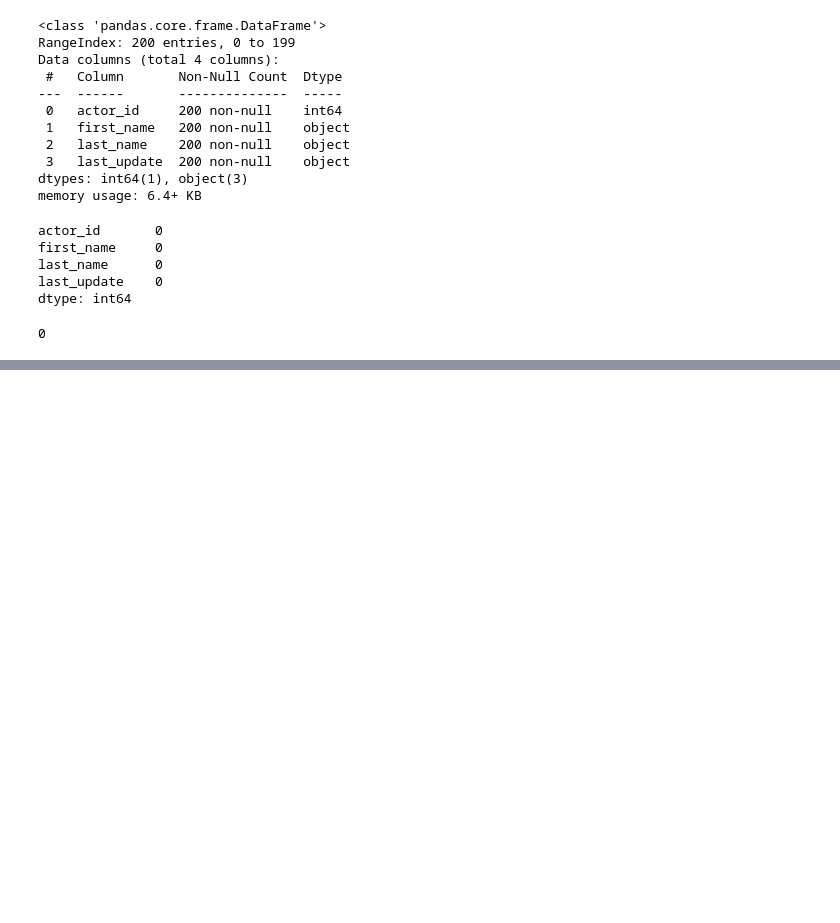
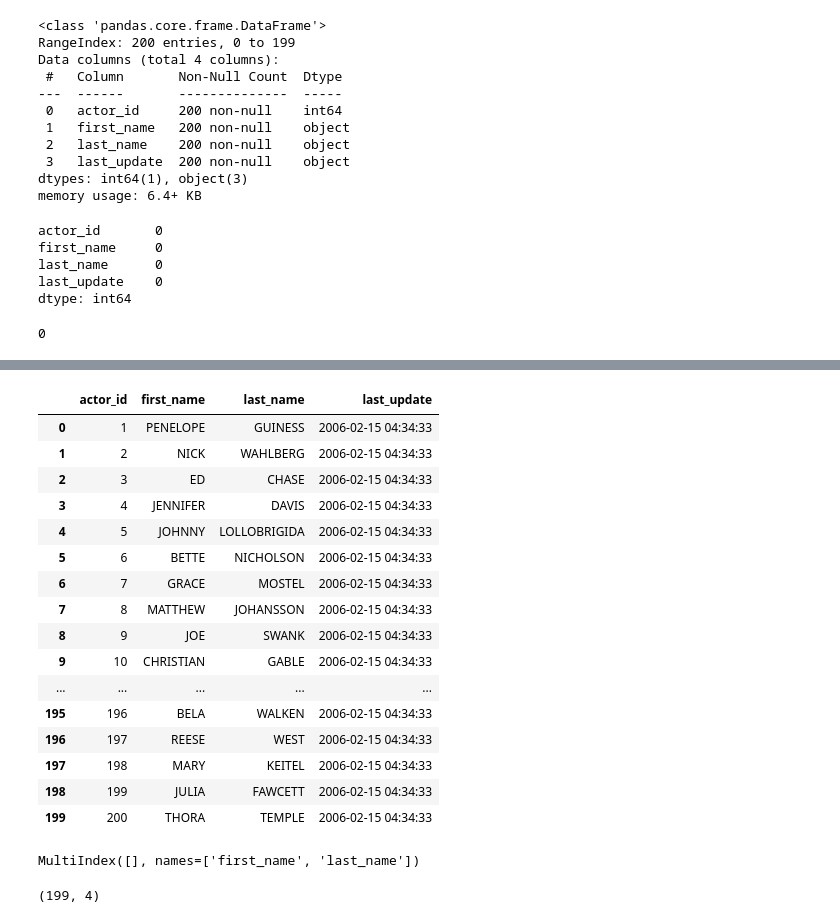
Before and after one commit to luisgh87/Blockbuster_Project_2, a Jupyter notebook: Data_cleansing.ipynb, the cells around one changed output, grey strips where cells are left out. Cells and saved outputs as stored; diff of their text form; code cells hidden in the pictures; blank space fills up the shorter version.

```diff
--- a/Data_cleansing.ipynb
+++ b/Data_cleansing.ipynb
@@ -52,0 +103,20 @@ actor.duplicated().sum()
+# %%
+actor
+# %% [output]
+|  | actor_id | first_name | last_name | last_update |
+| 0 | 1 | PENELOPE | GUINESS | 2006-02-15 04:34:33 |
+| 1 | 2 | NICK | WAHLBERG | 2006-02-15 04:34:33 |
+| 2 | 3 | ED | CHASE | 2006-02-15 04:34:33 |
+| 3 | 4 | JENNIFER | DAVIS | 2006-02-15 04:34:33 |
+| 4 | 5 | JOHNNY | LOLLOBRIGIDA | 2006-02-15 04:34:33 |
+| 5 | 6 | BETTE | NICHOLSON | 2006-02-15 04:34:33 |
+| 6 | 7 | GRACE | MOSTEL | 2006-02-15 04:34:33 |
+| 7 | 8 | MATTHEW | JOHANSSON | 2006-02-15 04:34:33 |
+| 8 | 9 | JOE | SWANK | 2006-02-15 04:34:33 |
+| 9 | 10 | CHRISTIAN | GABLE | 2006-02-15 04:34:33 |
+| ... | ... | ... | ... | ... |
+| 195 | 196 | BELA | WALKEN | 2006-02-15 04:34:33 |
+| 196 | 197 | REESE | WEST | 2006-02-15 04:34:33 |
+| 197 | 198 | MARY | KEITEL | 2006-02-15 04:34:33 |
+| 198 | 199 | JULIA | FAWCETT | 2006-02-15 04:34:33 |
+| 199 | 200 | THORA | TEMPLE | 2006-02-15 04:34:33 |
@@ -52,0 +131,10 @@ actor.duplicated().sum()
+# %%
+conteo = actor[['first_name',"last_name"]].value_counts()
+valores_duplicados = conteo[conteo > 1].index
+valores_duplicados
+# %% [output]
+MultiIndex([], names=['first_name', 'last_name'])
+# %%
+actor.shape
+# %% [output]
+(199, 4)
```
Also changed, not shown: parts of 4 cells of this notebook, 6 other files.
